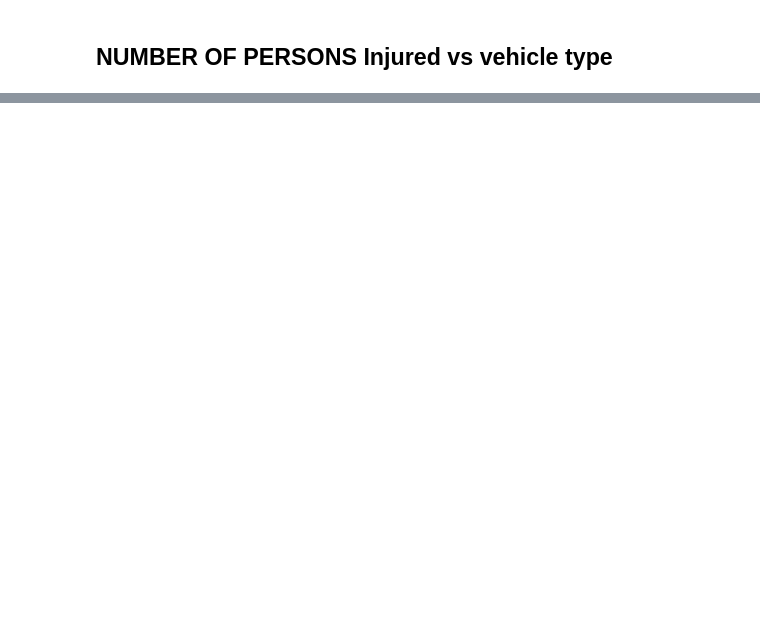
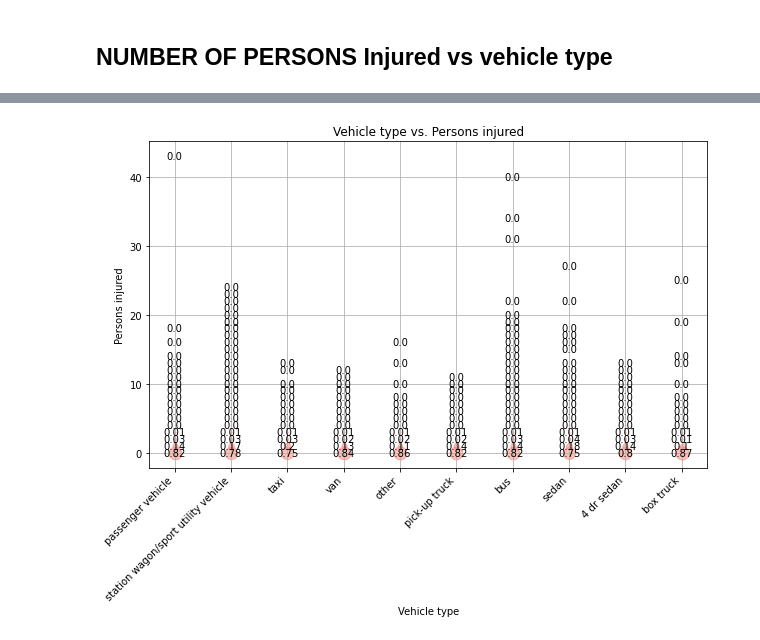
Before and after one commit to raskong/raskong.github.io, a Jupyter notebook: Final_Project/Assignment 3 B.ipynb, the cells around one changed output, grey strips where cells are left out. Saved outputs shown, nothing was run; the diff lists cells and outputs as text; code cells hidden in the pictures; blank space fills up the shorter version.

```diff
--- a/Final_Project/Assignment 3 B.ipynb
+++ b/Final_Project/Assignment 3 B.ipynb
@@ -562,0 +573,37 @@ plt.show()
+# %%
+from collections import Counter
+import matplotlib.pyplot as plt
+
+# Example data
+VT = df_killed_without_zero_top_10["VEHICLE TYPE CODE 1"]
+PK = df_killed_without_zero_top_10["NUMBER OF PERSONS INJURED"]
+
+plt.figure(figsize=(10, 6))
+# Count occurrences of each pair
+pair_counts = Counter(zip(VT, PK))
+
+# Count total occurrences of each vehicle type
+total_counts = Counter(VT)
+
+# Normalized counts
+normalized_counts = [(pair, count / total_counts[pair[0]]) for pair, count in pair_counts.items()]
+
+# Plotting
+for pair, normalized_count in normalized_counts:
+    plt.scatter(pair[0], pair[1], s=normalized_count * 200, c='salmon', alpha=0.5)
+    plt.text(pair[0], pair[1], str(round(normalized_count, 2)), ha='center', va='center')
+
+plt.xlabel("Vehicle type")  # Replace with actual column name
+plt.ylabel("Persons injured")
+
+# Adjust x-axis label rotation and alignment
+plt.xticks(rotation=45, ha='right')
+plt.title('Vehicle type vs. Persons injured')
+
+# Add grid
+plt.grid(True)
+
+# Show plot
+plt.show()
+# %% [output]
+[figure, added]
```
Also changed, not shown: parts of 10 cells of this notebook.
